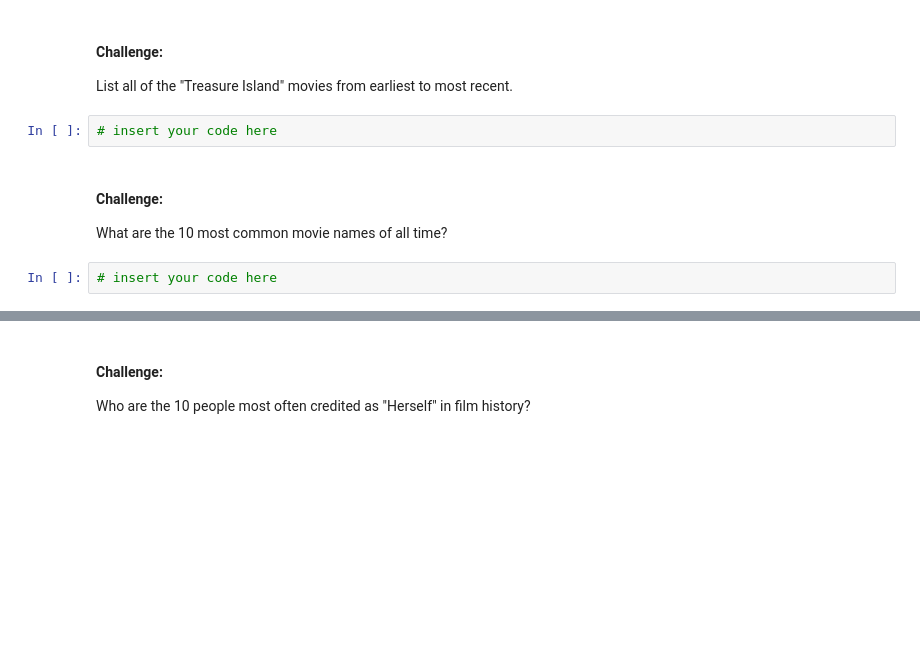
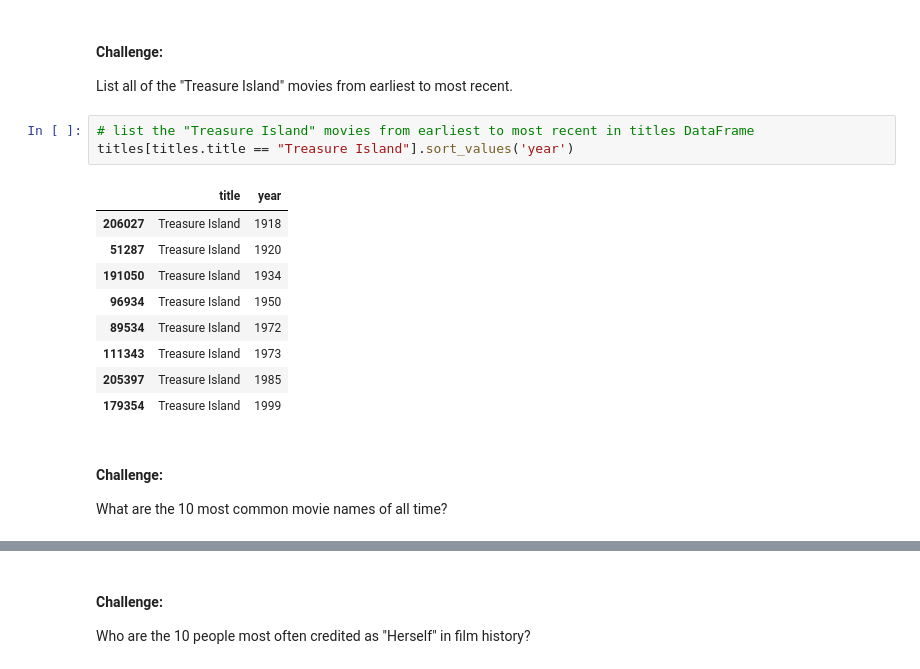
Before and after one commit to NakaFrozn/SI618, a Jupyter notebook: inclass/SI_618_Day_02_Pandas_I.ipynb, the cells around one changed output, grey strips where cells are left out. Drawn from its saved outputs; the diff is of its cells as text; blank space fills up the shorter version.

```diff
--- a/inclass/SI_618_Day_02_Pandas_I.ipynb
+++ b/inclass/SI_618_Day_02_Pandas_I.ipynb
@@ -806,10 +1289,19 @@ How many movies have the title "Hamlet"?
 # %% [markdown]
 #### Challenge:
 List all of the "Treasure Island" movies from earliest to most recent.
-# %%
-# insert your code here
+# %%
+# list the "Treasure Island" movies from earliest to most recent in titles DataFrame
+titles[titles.title == "Treasure Island"].sort_values('year')
+# %% [output]
+|  | title | year |
+| 206027 | Treasure Island | 1918 |
+| 51287 | Treasure Island | 1920 |
+| 191050 | Treasure Island | 1934 |
+| 96934 | Treasure Island | 1950 |
+| 89534 | Treasure Island | 1972 |
+| 111343 | Treasure Island | 1973 |
+| 205397 | Treasure Island | 1985 |
+| 179354 | Treasure Island | 1999 |
 # %% [markdown]
 #### Challenge:
 What are the 10 most common movie names of all time?
-# %%
-# insert your code here
```
Also changed, not shown: parts of 75 cells of this notebook, 3 other files.
